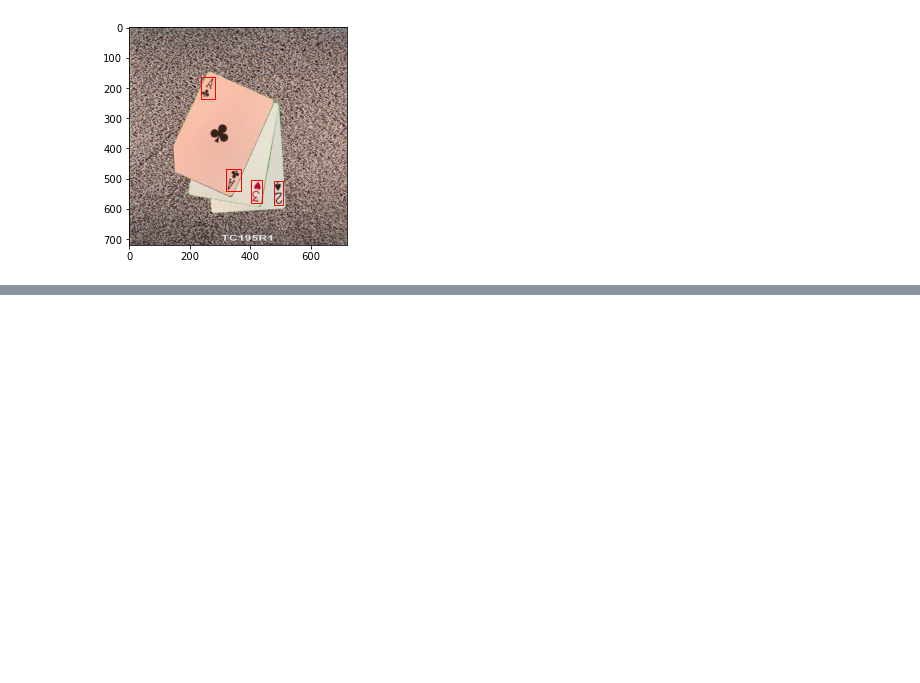
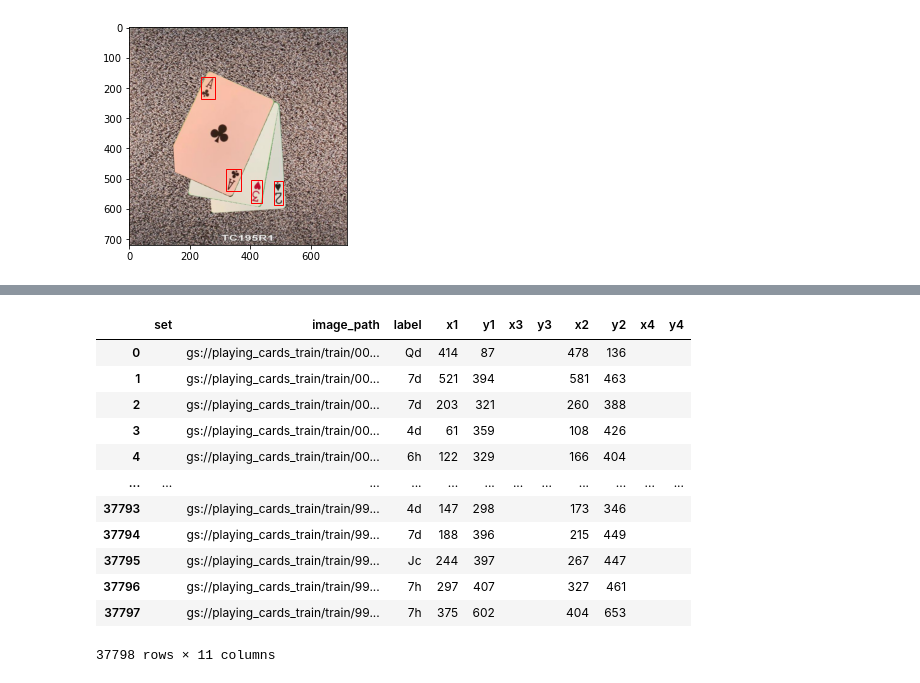
Before and after one commit to mcgovey/compvision-playing-card-detection, a Jupyter notebook: creating_playing_cards_dataset.ipynb, the cells around one changed output, grey strips where cells are left out. Saved outputs shown, nothing was run; the diff lists cells and outputs as text; code cells hidden in the pictures; blank space fills up the shorter version.

```diff
--- a/creating_playing_cards_dataset.ipynb
+++ b/creating_playing_cards_dataset.ipynb
@@ -1208,0 +1213,9 @@ plt.show()
+# %%
+import pandas as pd
+
+read_dir="data/scenes/train"
+file_name="train"
+with open(read_dir + "/" + file_name + ".json") as json_file:
+    json_train = json.load(json_file)
+
+json_train[0]
@@ -1208,0 +1230,32 @@ plt.show()
+# %%
+gcp_loc = "gs://playing_cards_train/train/"
+
+# list_of_imgs = []
+
+# for idx, i in enumerate(json_train):
+#     if idx < 5:
+#         df = pd.DataFrame({
+#             'image_path':
+#         })
+#         print(df)
+
+gcp_img_class = pd.DataFrame(
+    ['',gcp_loc+p['image'], anno['label'], anno['coordinates']['x'], anno['coordinates']['y'], '','', anno['coordinates']['x']+anno['coordinates']['width'], anno['coordinates']['y']+anno['coordinates']['height'],'',''] for p in json_train for anno in p['annotations']
+)
+# %%
+gcp_img_class.columns = ['set', 'image_path','label','x1','y1','x3','y3','x2','y2','x4','y4']
+gcp_img_class
+# %% [output]
+|  | set | image_path | label | x1 | y1 | x3 | y3 | x2 | y2 | x4 | y4 |
+| 0 |  | gs://playing_cards_train/train/00... | Qd | 414 | 87 |  |  | 478 | 136 |  |  |
+| 1 |  | gs://playing_cards_train/train/00... | 7d | 521 | 394 |  |  | 581 | 463 |  |  |
+| 2 |  | gs://playing_cards_train/train/00... | 7d | 203 | 321 |  |  | 260 | 388 |  |  |
+| 3 |  | gs://playing_cards_train/train/00... | 4d | 61 | 359 |  |  | 108 | 426 |  |  |
+| 4 |  | gs://playing_cards_train/train/00... | 6h | 122 | 329 |  |  | 166 | 404 |  |  |
+| ... | ... | ... | ... | ... | ... | ... | ... | ... | ... | ... | ... |
+| 37793 |  | gs://playing_cards_train/train/99... | 4d | 147 | 298 |  |  | 173 | 346 |  |  |
+| 37794 |  | gs://playing_cards_train/train/99... | 7d | 188 | 396 |  |  | 215 | 449 |  |  |
+| 37795 |  | gs://playing_cards_train/train/99... | Jc | 244 | 397 |  |  | 267 | 447 |  |  |
+| 37796 |  | gs://playing_cards_train/train/99... | 7h | 297 | 407 |  |  | 327 | 461 |  |  |
+| 37797 |  | gs://playing_cards_train/train/99... | 7h | 375 | 602 |  |  | 404 | 653 |  |  |
+37798 rows × 11 columns
```
Also changed, not shown: parts of 10 cells of this notebook, 1 other file.
